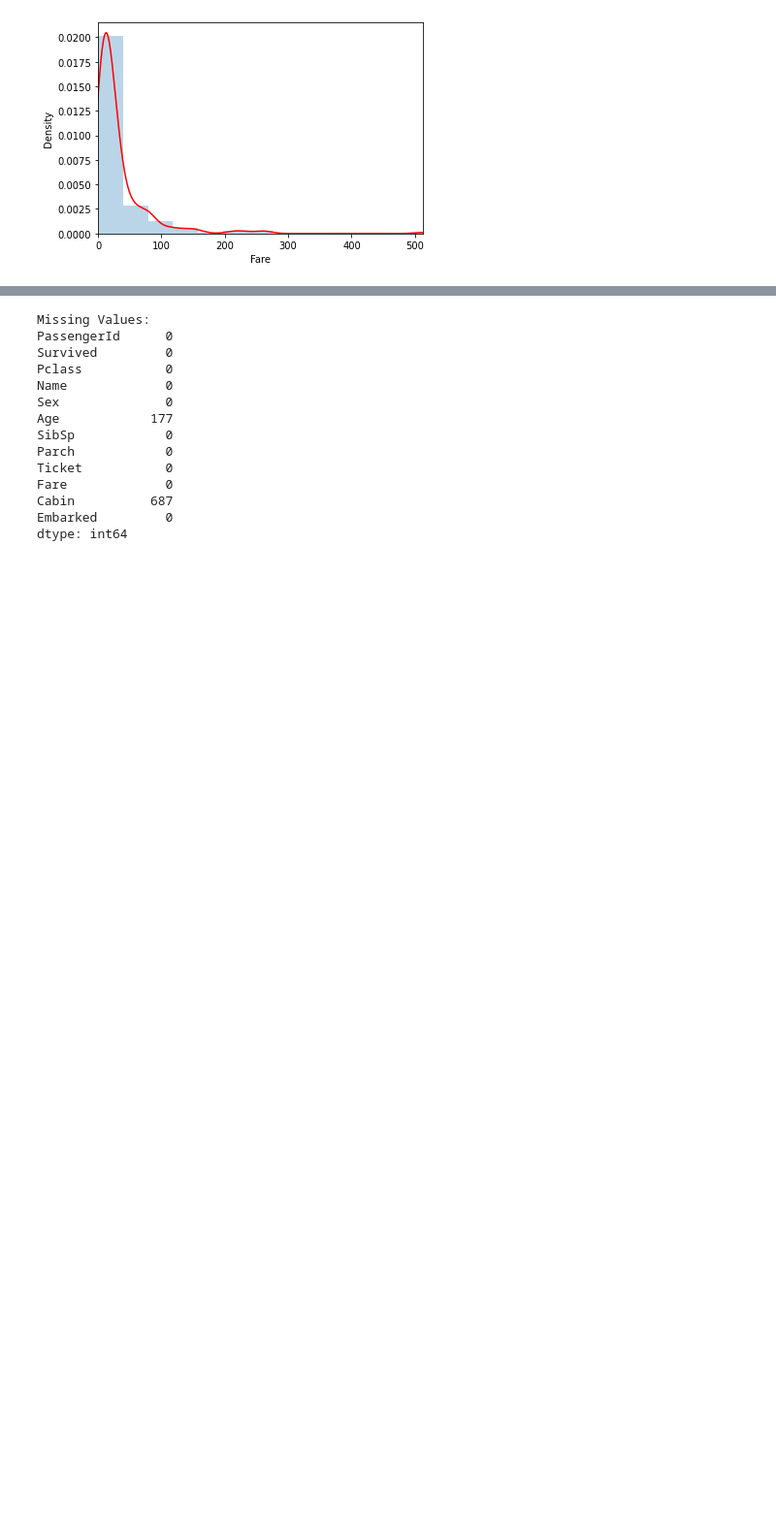
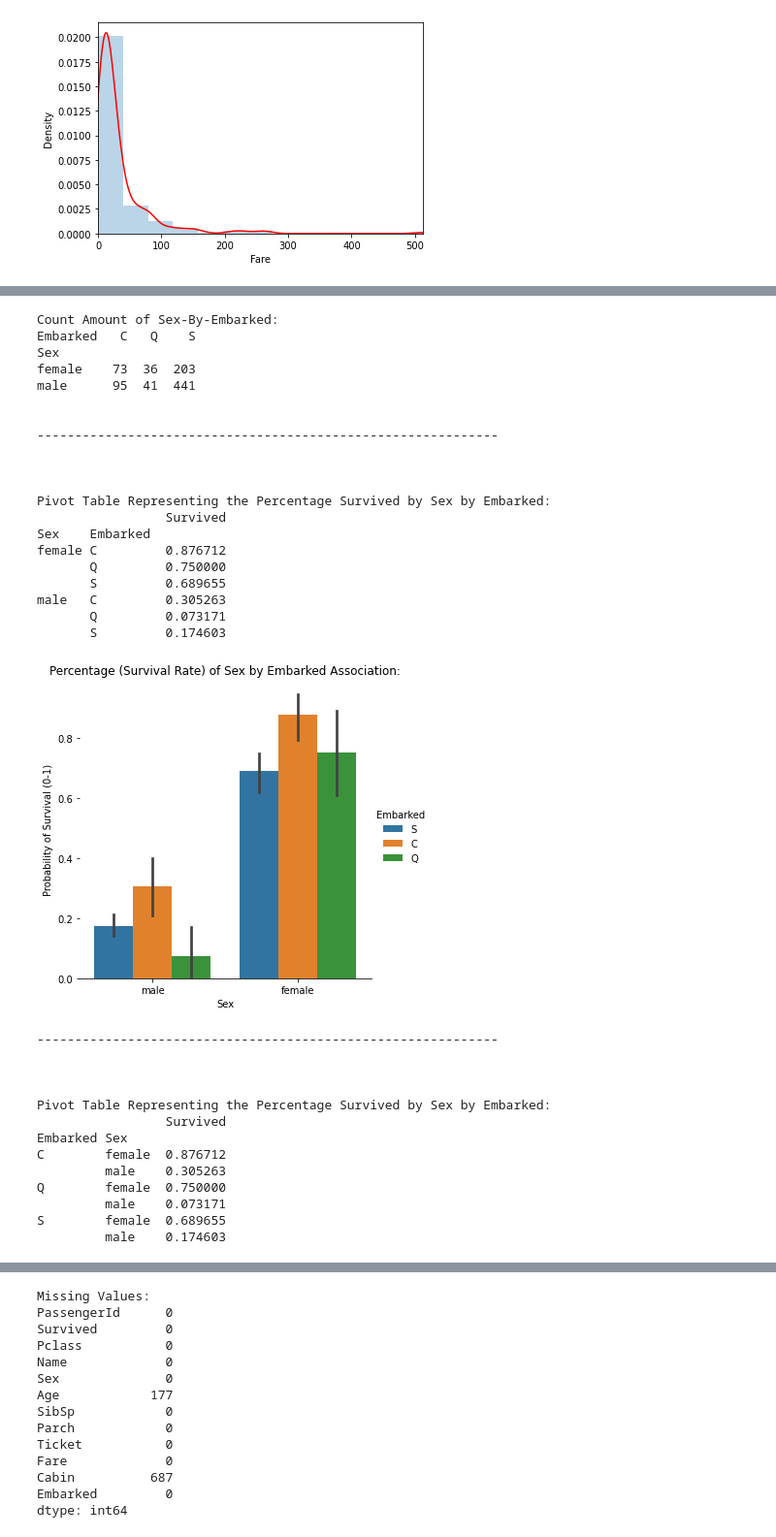
Before and after one commit to DicheDiez10/CSCI-191-T-ML, a Jupyter notebook: KaggleTitanic/KaggleTitanic.ipynb, the cells around one changed output, grey strips where cells are left out. Shown: that part at 97% size. Cells and saved outputs as stored; diff of their text form; code cells hidden in the pictures; blank space fills up the shorter version.

```diff
--- a/KaggleTitanic/KaggleTitanic.ipynb
+++ b/KaggleTitanic/KaggleTitanic.ipynb
@@ -280,0 +363,69 @@ locations: C = Cherbourg, Q = Queenstown, S = Southampton
+# %%
+#Did embarking-from location affect the survival percentage by sex?
+
+print("Count Amount of Sex-By-Embarked:")
+print(pd.pivot_table(train_df, values = "Ticket", index = "Sex", columns = "Embarked", aggfunc= "count"), "\n\n")
+print("-------------------------------------------------------------")
+
+
+#Same table as below with the X-Axis and Hue switched
+print("\n\n\nPivot Table Representing the Percentage Survived by Sex by Embarked:")
+table = pd.pivot_table(train_df, values = "Survived", index = ["Sex", "Embarked"])
+print(table, "\n")
+
+ClassBySex = sns.factorplot(x = 'Sex', y = 'Survived', hue = 'Embarked', data = train_df, kind = 'bar')
+ClassBySex.despine(left = True)
+plt.ylabel('Probability of Survival (0-1)')
+plt.title("Percentage (Survival Rate) of Sex by Embarked Association:")
+plt.show()
+
+
+print("-------------------------------------------------------------")
+
+
+#Same table as above with the X-Axis and Hue switched
+print("\n\n\nPivot Table Representing the Percentage Survived by Sex by Embarked:")
+table = pd.pivot_table(train_df, values = "Survived", index = ["Embarked", 'Sex'])
+print(table, "\n")
+
+SexByClass = sns.factorplot(x = 'Embarked', y = 'Survived', hue = 'Sex', data = train_df, kind = 'bar')
+SexByClass.despine(left = True)
+plt.ylabel('Probability of Survival (0-1)')
+plt.xlabel('Embarked Location')
+plt.title("Percentage (Survival Rate) of Sex by Embarked Association:")
+plt.show()
+# %% [output]
+Count Amount of Sex-By-Embarked:
+Embarked   C   Q    S
+Sex
+female    73  36  203
+male      95  41  441
+
+
+-------------------------------------------------------------
+
+
+
+Pivot Table Representing the Percentage Survived by Sex by Embarked:
+                 Survived
+Sex    Embarked
+female C         0.876712
+       Q         0.750000
+       S         0.689655
+male   C         0.305263
+       Q         0.073171
+       S         0.174603
+[figure, added]
+-------------------------------------------------------------
+
+
+
+Pivot Table Representing the Percentage Survived by Sex by Embarked:
+                 Survived
+Embarked Sex
+C        female  0.876712
+         male    0.305263
+Q        female  0.750000
+         male    0.073171
+S        female  0.689655
+         male    0.174603
```
Also changed, not shown: parts of 28 cells of this notebook.
